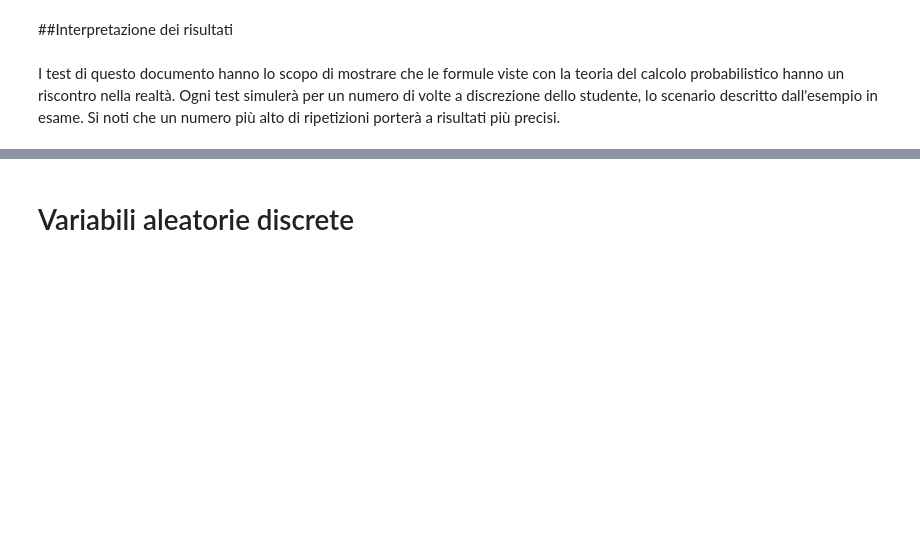
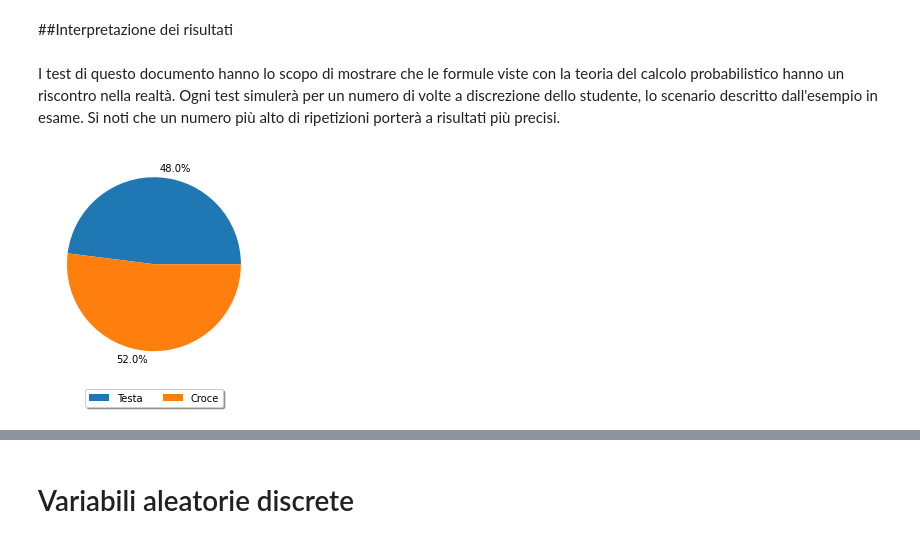
Before and after one commit to MontiMic/Tesi, a Jupyter notebook: Untitled1.ipynb, the cells around one changed output, grey strips where cells are left out. Cells and saved outputs as stored; diff of their text form; code cells hidden in the pictures; blank space fills up the shorter version.

```diff
--- a/Untitled1.ipynb
+++ b/Untitled1.ipynb
@@ -107,8 +99,22 @@ def mk_urna(bianche, rosse):
 # %% [markdown]
 I test di questo documento hanno lo scopo di mostrare che le formule viste con la teoria del calcolo probabilistico hanno un riscontro nella realtà.
 Ogni test simulerà per un numero di volte a discrezione dello studente, lo scenario descritto dall'esempio in esame. Si noti che un numero più alto di ripetizioni porterà a risultati più precisi.
-# %%
-def moneta(lanci):
-  results = []
-  for i in range(lanci):
-    np.random.randint(2)
+# %%
+def moneta(lanci):
+  results = []
+  for i in range(lanci): #lanciamo la moneta tante volte quante indicate dal parametro "lanci"
+    results.append(np.random.randint(2))
+  #grafico
+  labels = []
+  normalized = []
+  normalized.append(round(((results.count(0) / lanci) * 100), 2)) #conto le istanze dei risultati e le normalizzo
+  normalized.append(round(100 - sum(normalized), 2)) #per evitare che per errori di arrotondamento la somma dei risultati sia 99.9%, l'ultimo risultato lo calcolo come 100 - (la somma dei precedenti)
+  for i in range(len(normalized)):
+    labels.append(str(normalized[i]) + "%") # aggiungo le labels (i valori riportati all'esterno del grafico)
+  plt.pie(normalized, labels=labels)
+  legenda = ["Testa", "Croce"]
+  plt.legend(legenda,loc='upper center', bbox_to_anchor=(0.5, -0.05), fancybox=True, shadow=True, ncol=5)
+# %%
+moneta(100)
+# %% [output]
+[figure, added]
```
Also changed, not shown: parts of 16 cells of this notebook.
